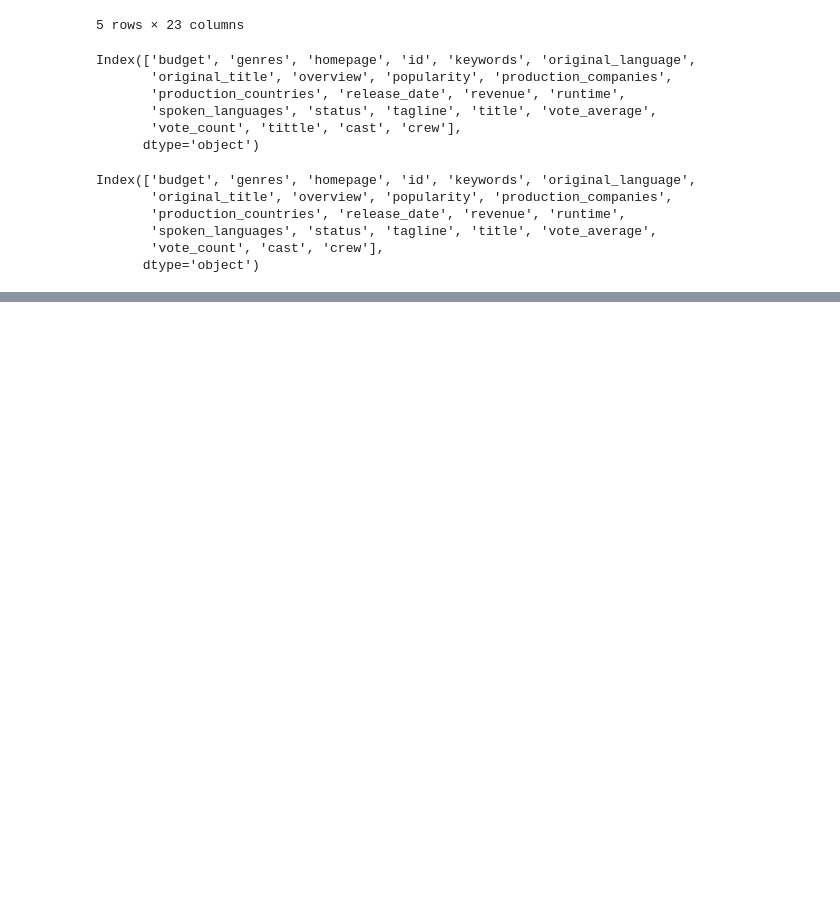
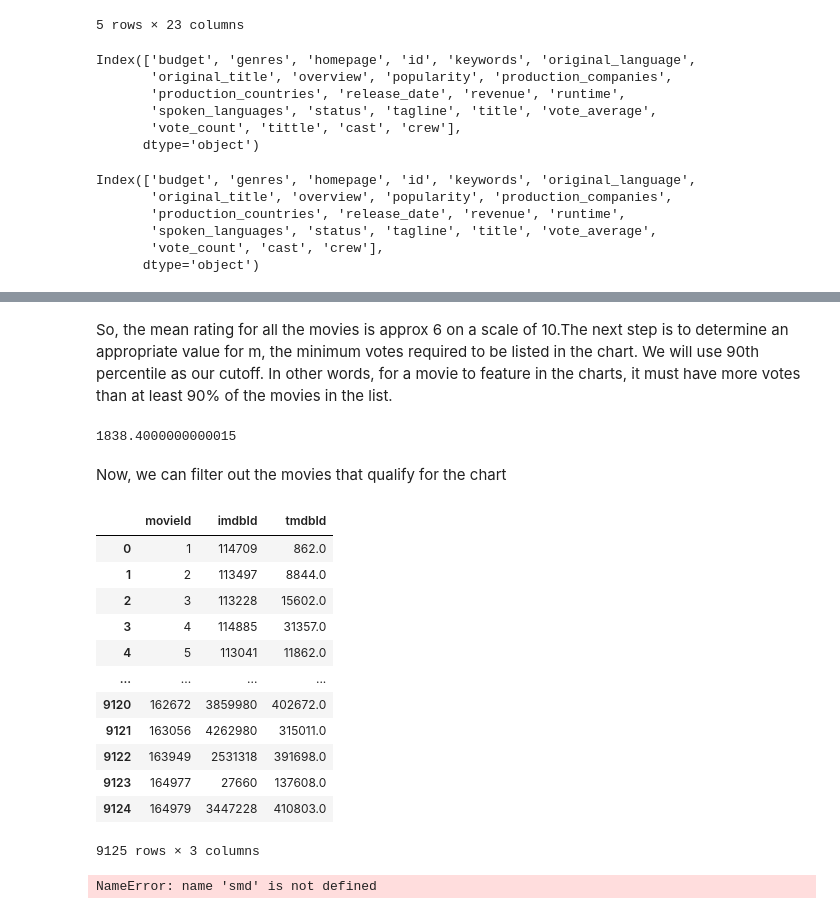
Before and after one commit to JIPiration/kaggles, a Jupyter notebook: the-movie-dataset-and-TMDB-5000-movie-dataset/getting-started-with-a-movie-recommendation-system.ipynb, the cells around one changed output, grey strips where cells are left out. Saved outputs shown, nothing was run; the diff lists cells and outputs as text; code cells hidden in the pictures; blank space fills up the shorter version.

```diff
--- a/the-movie-dataset-and-TMDB-5000-movie-dataset/getting-started-with-a-movie-recommendation-system.ipynb
+++ b/the-movie-dataset-and-TMDB-5000-movie-dataset/getting-started-with-a-movie-recommendation-system.ipynb
@@ -121,0 +145,9 @@ Index(['budget', 'genres', 'homepage', 'id', 'keywords', 'original_language',
+# %% [markdown]
+So, the mean rating for all the movies is approx 6 on a scale of 10.The next step is to determine an appropriate value for m, the minimum votes required to be listed in the chart. We will use 90th percentile as our cutoff. In other words, for a movie to feature in the charts, it must have more votes than at least 90% of the movies in the list.
+# %%
+m= df2['vote_count'].quantile(0.9)
+m
+# %% [output]
+1838.4000000000015
+# %% [markdown]
+Now, we can filter out the movies that qualify for the chart
@@ -121,0 +163,25 @@ Index(['budget', 'genres', 'homepage', 'id', 'keywords', 'original_language',
+# %%
+id_map=pd.read_csv('./input/the movie dataset/links_small.csv')
+id_map
+# %% [output]
+|  | movieId | imdbId | tmdbId |
+| 0 | 1 | 114709 | 862.0 |
+| 1 | 2 | 113497 | 8844.0 |
+| 2 | 3 | 113228 | 15602.0 |
+| 3 | 4 | 114885 | 31357.0 |
+| 4 | 5 | 113041 | 11862.0 |
+| ... | ... | ... | ... |
+| 9120 | 162672 | 3859980 | 402672.0 |
+| 9121 | 163056 | 4262980 | 315011.0 |
+| 9122 | 163949 | 2531318 | 391698.0 |
+| 9123 | 164977 | 27660 | 137608.0 |
+| 9124 | 164979 | 3447228 | 410803.0 |
+9125 rows × 3 columns
+# %%
+id_map=pd.read_csv('./input/the movie dataset/links_small.csv')[['movieId', 'tmdbId']]
+id_map['tmdbId'] = id_map['tmdbId'].apply(convert_int)
+id_map.columns = ['movieId', 'id']
+id_map = id_map.merge(smd[['title', 'id']], on='id').set_index('title')
+#id_map = id_map.set_index('tmdbId')
+# %% [output]
+NameError: name 'smd' is not defined
```
Also changed, not shown: parts of 4 cells of this notebook, 1 other file.
